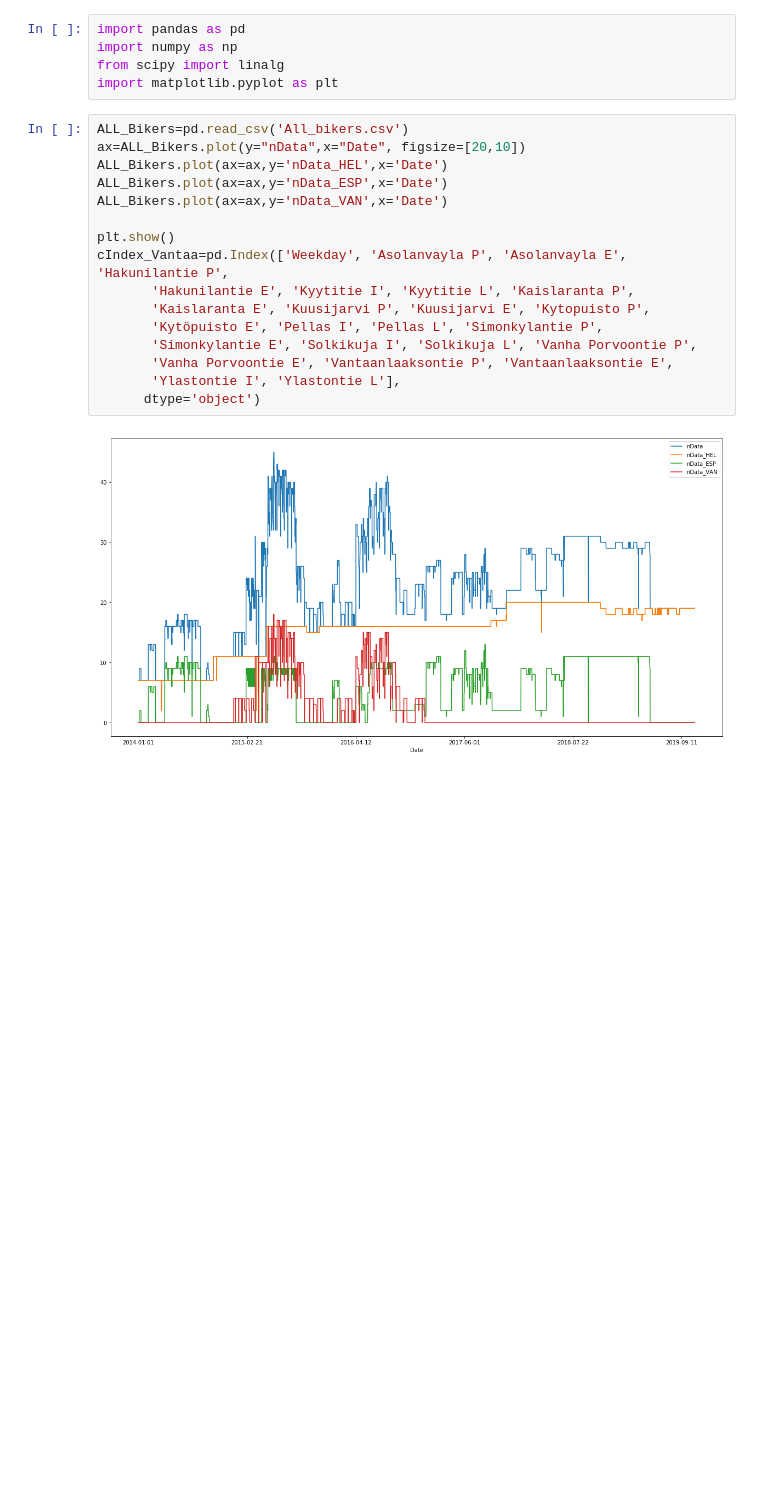
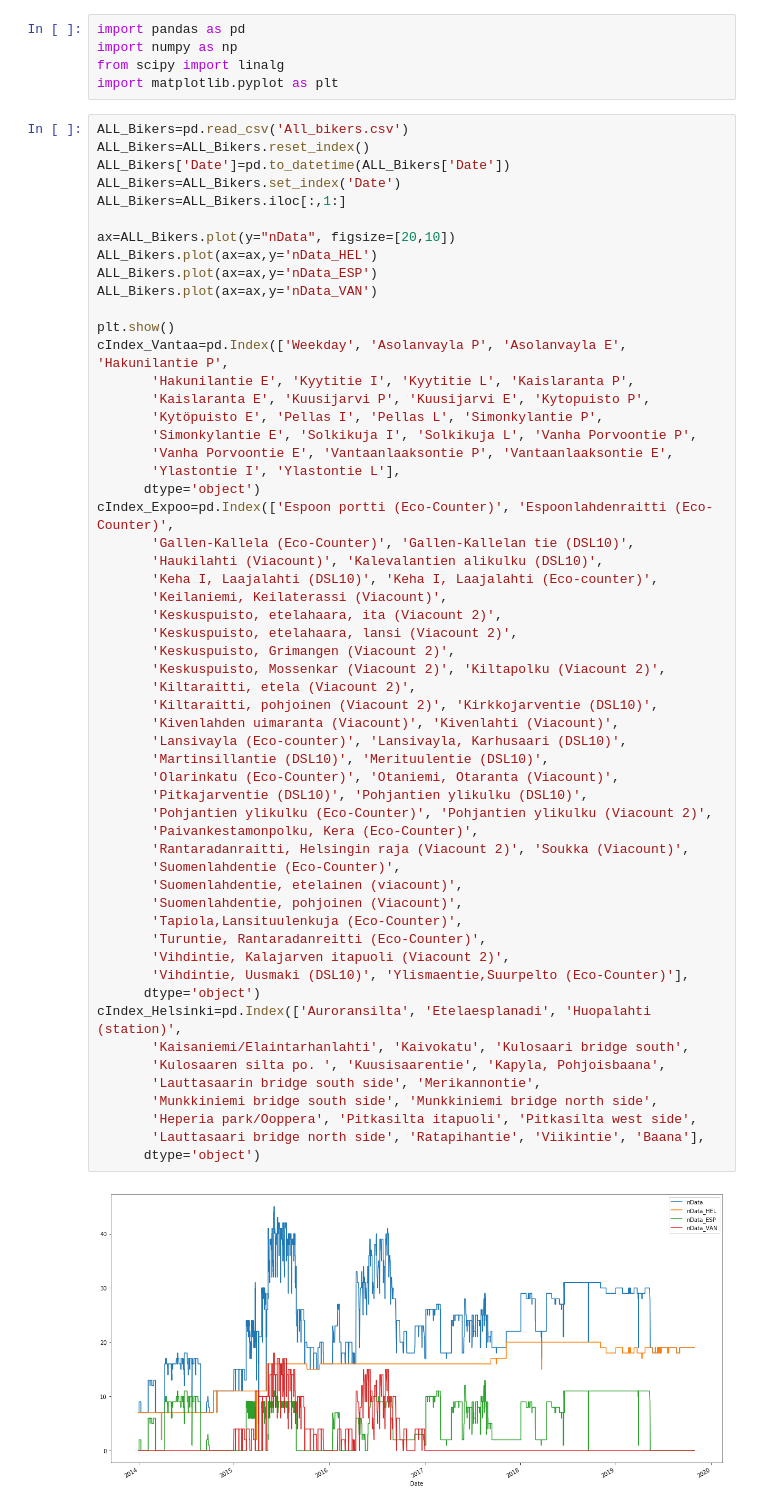
Before and after one commit to srenoes/ShortCut-HSL-group-work, a Jupyter notebook: renoes/Untitled.ipynb, the cells around one changed output. Cells and saved outputs as stored; diff of their text form; blank space fills up the shorter version.

```diff
--- a/renoes/Untitled.ipynb
+++ b/renoes/Untitled.ipynb
@@ -5,19 +5,59 @@ from scipy import linalg
 import matplotlib.pyplot as plt
 # %%
 ALL_Bikers=pd.read_csv('All_bikers.csv')
-ax=ALL_Bikers.plot(y="nData",x="Date", figsize=[20,10])
-ALL_Bikers.plot(ax=ax,y='nData_HEL',x='Date')
-ALL_Bikers.plot(ax=ax,y='nData_ESP',x='Date')
-ALL_Bikers.plot(ax=ax,y='nData_VAN',x='Date')
+ALL_Bikers=ALL_Bikers.reset_index()
+ALL_Bikers['Date']=pd.to_datetime(ALL_Bikers['Date'])
+ALL_Bikers=ALL_Bikers.set_index('Date')
+ALL_Bikers=ALL_Bikers.iloc[:,1:]
+
+ax=ALL_Bikers.plot(y="nData", figsize=[20,10])
+ALL_Bikers.plot(ax=ax,y='nData_HEL')
+ALL_Bikers.plot(ax=ax,y='nData_ESP')
+ALL_Bikers.plot(ax=ax,y='nData_VAN')
 
 plt.show()
 cIndex_Vantaa=pd.Index(['Weekday', 'Asolanvayla P', 'Asolanvayla E', 'Hakunilantie P',
        'Hakunilantie E', 'Kyytitie I', 'Kyytitie L', 'Kaislaranta P',
        'Kaislaranta E', 'Kuusijarvi P', 'Kuusijarvi E', 'Kytopuisto P',
        'Kytöpuisto E', 'Pellas I', 'Pellas L', 'Simonkylantie P',
        'Simonkylantie E', 'Solkikuja I', 'Solkikuja L', 'Vanha Porvoontie P',
        'Vanha Porvoontie E', 'Vantaanlaaksontie P', 'Vantaanlaaksontie E',
        'Ylastontie I', 'Ylastontie L'],
       dtype='object')
+cIndex_Expoo=pd.Index(['Espoon portti (Eco-Counter)', 'Espoonlahdenraitti (Eco-Counter)',
+       'Gallen-Kallela (Eco-Counter)', 'Gallen-Kallelan tie (DSL10)',
+       'Haukilahti (Viacount)', 'Kalevalantien alikulku (DSL10)',
+       'Keha I, Laajalahti (DSL10)', 'Keha I, Laajalahti (Eco-counter)',
+       'Keilaniemi, Keilaterassi (Viacount)',
+       'Keskuspuisto, etelahaara, ita (Viacount 2)',
+       'Keskuspuisto, etelahaara, lansi (Viacount 2)',
+       'Keskuspuisto, Grimangen (Viacount 2)',
+       'Keskuspuisto, Mossenkar (Viacount 2)', 'Kiltapolku (Viacount 2)',
+       'Kiltaraitti, etela (Viacount 2)',
+       'Kiltaraitti, pohjoinen (Viacount 2)', 'Kirkkojarventie (DSL10)',
+       'Kivenlahden uimaranta (Viacount)', 'Kivenlahti (Viacount)',
+       'Lansivayla (Eco-counter)', 'Lansivayla, Karhusaari (DSL10)',
+       'Martinsillantie (DSL10)', 'Merituulentie (DSL10)',
+       'Olarinkatu (Eco-Counter)', 'Otaniemi, Otaranta (Viacount)',
+       'Pitkajarventie (DSL10)', 'Pohjantien ylikulku (DSL10)',
+       'Pohjantien ylikulku (Eco-Counter)', 'Pohjantien ylikulku (Viacount 2)',
+       'Paivankestamonpolku, Kera (Eco-Counter)',
+       'Rantaradanraitti, Helsingin raja (Viacount 2)', 'Soukka (Viacount)',
+       'Suomenlahdentie (Eco-Counter)',
+       'Suomenlahdentie, etelainen (viacount)',
+       'Suomenlahdentie, pohjoinen (Viacount)',
+       'Tapiola,Lansituulenkuja (Eco-Counter)',
+       'Turuntie, Rantaradanreitti (Eco-Counter)',
+       'Vihdintie, Kalajarven itapuoli (Viacount 2)',
+       'Vihdintie, Uusmaki (DSL10)', 'Ylismaentie,Suurpelto (Eco-Counter)'],
+      dtype='object')
+cIndex_Helsinki=pd.Index(['Auroransilta', 'Etelaesplanadi', 'Huopalahti (station)',
+       'Kaisaniemi/Elaintarhanlahti', 'Kaivokatu', 'Kulosaari bridge south',
+       'Kulosaaren silta po. ', 'Kuusisaarentie', 'Kapyla, Pohjoisbaana',
+       'Lauttasaarin bridge south side', 'Merikannontie',
+       'Munkkiniemi bridge south side', 'Munkkiniemi bridge north side',
+       'Heperia park/Ooppera', 'Pitkasilta itapuoli', 'Pitkasilta west side',
+       'Lauttasaari bridge north side', 'Ratapihantie', 'Viikintie', 'Baana'],
+      dtype='object')
 # %% [output]
-[figure, old version]
+[figure, new version]
```
Also changed, not shown: parts of 2 cells of this notebook, 1 other file.
